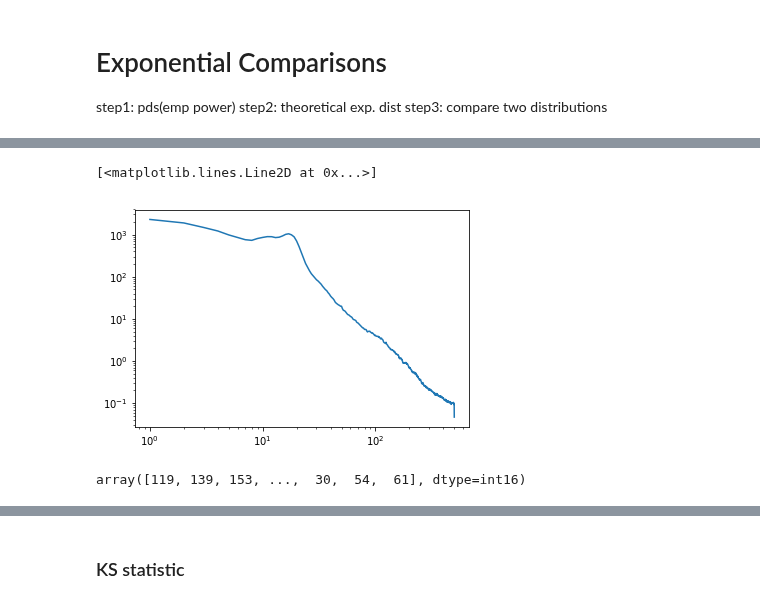
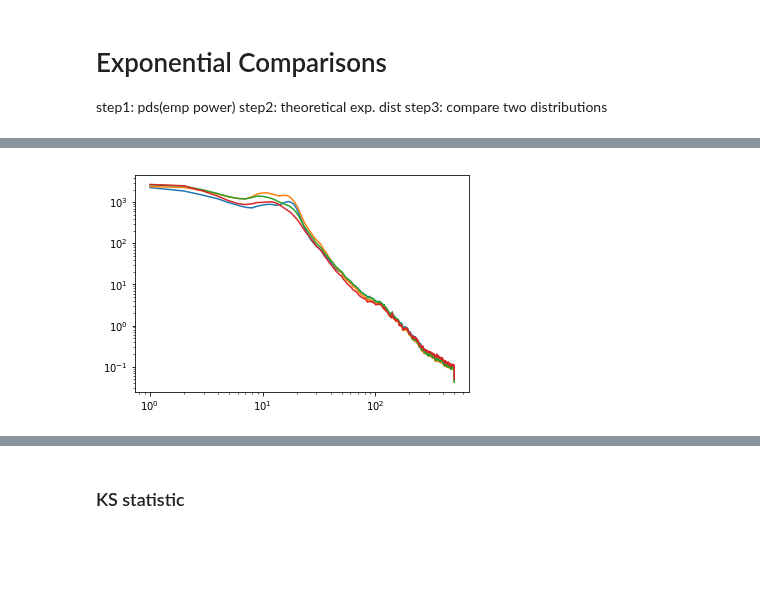
Before and after one commit to voytekresearch/SpectralCA, a Jupyter notebook: analysis_notebooks/exp_comparisons.ipynb, the cells around one changed output, grey strips where cells are left out. Cells and saved outputs as stored; diff of their text form; code cells hidden in the pictures; blank space fills up the shorter version.

```diff
--- a/analysis_notebooks/exp_comparisons.ipynb
+++ b/analysis_notebooks/exp_comparisons.ipynb
@@ -18,7 +16,7 @@ import numpy as np
 #data_path ="/Users/Lauren/Data/NeuroTycho/anesthesia/20120730PF_Anesthesia+and+Sleep_Chibi_Toru+Yanagawa_mat_ECoG128/Session%d/"
 data_path ="/Users/rdgao/Documents/data/NeuroTycho/Propofol/20120730PF_Anesthesia+and+Sleep_Chibi_Toru+Yanagawa_mat_ECoG128/Session%d/"
 session = 1
-chan = [1,2]
+chan = [1,2,3,4] # start at 1
 
 # with specified indices
 indices = [0,0]
@@ -30,16 +28,11 @@ import matplotlib.pyplot as plt
 # %%
 fs = 1000
 nperseg = 1000
 noverlap = nperseg/2
 f, psd_ = ndsp.spectral.psd(data, Fs=fs, nperseg=nperseg, noverlap=noverlap)
 #_, _, spg_ =
-plt.loglog(f,psd_[0,:])
+plt.loglog(f,psd_[0:,:].T);
 # %% [output]
-[<matplotlib.lines.Line2D at 0x...>]
-[figure, old version]
+[figure, new version]
-# %%
-data[0]
-# %% [output]
-array([119, 139, 153, ...,  30,  54,  61], dtype=int16)
 # %%
 sp.stats.expon.fit?
```
Also changed, not shown: parts of 6 cells of this notebook.
